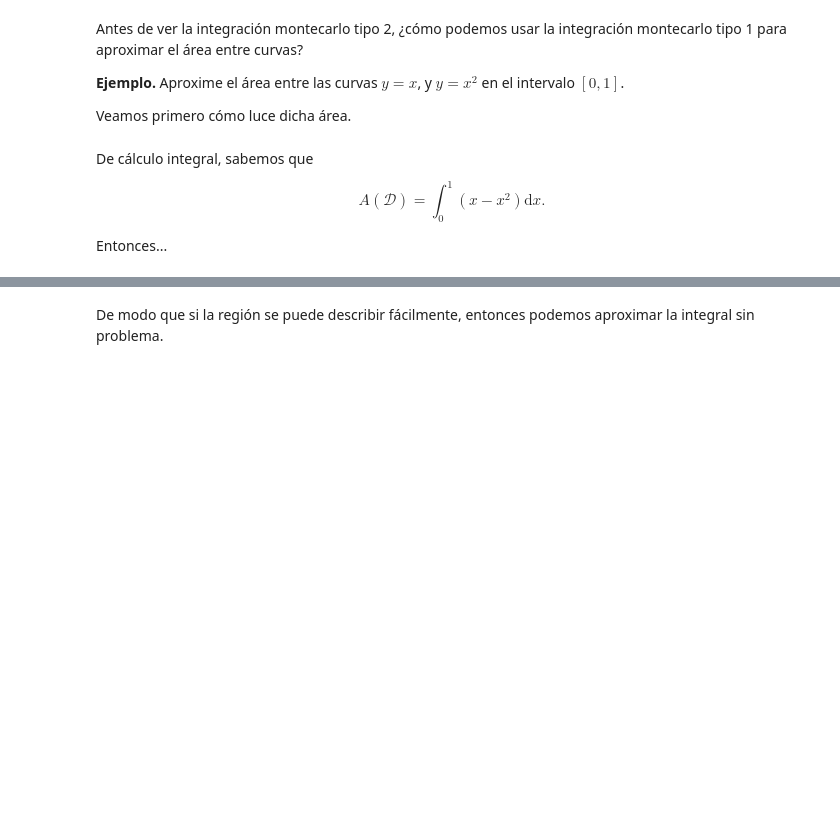
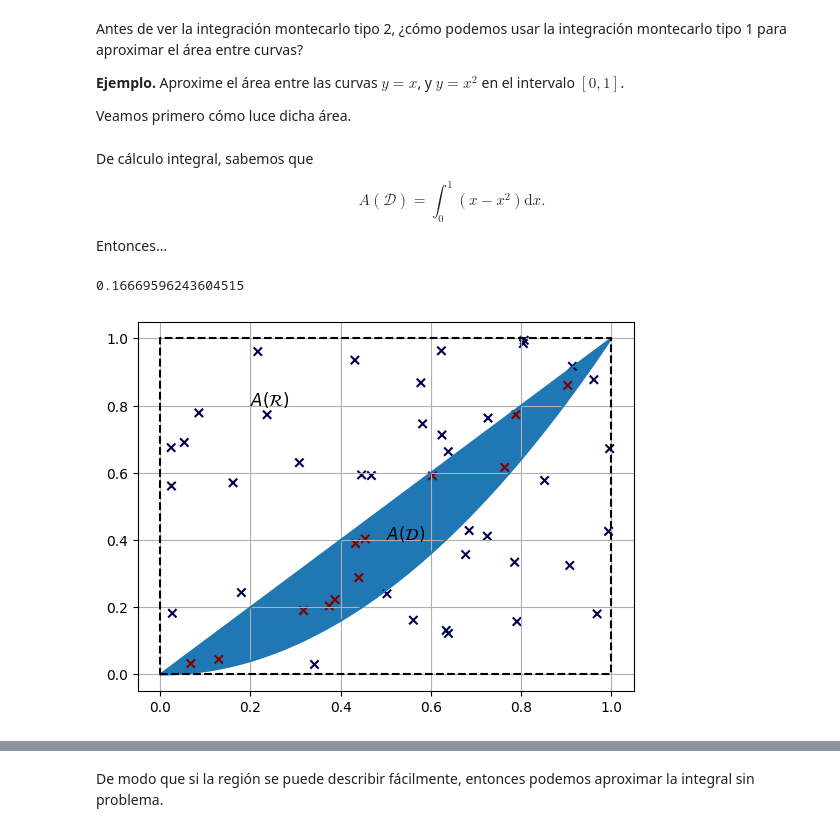
Before and after one commit to ArellanoMCarlos/SimMat_V2024, a Jupyter notebook: Montecarlo/IntegracionMontecarlo.ipynb, the cells around one changed output, grey strips where cells are left out. Drawn from its saved outputs; the diff is of its cells as text; code cells hidden in the pictures; blank space fills up the shorter version.

```diff
--- a/Montecarlo/IntegracionMontecarlo.ipynb
+++ b/Montecarlo/IntegracionMontecarlo.ipynb
@@ -203,3 +238,25 @@ De cálculo integral, sabemos que
 $$A(\mathcal{D})=\int_{0}^{1}(x-x^2)\text{d}x.$$
 
 Entonces...
+# %%
+integracion1(f1,0,1,10**7)
+# %% [output]
+0.16669596243604515
+# %%
+x=np.linspace(0,1,100)
+plt.plot(x,x)
+plt.plot(x,x**2,'C0')
+plt.fill_between(x,x,x**2)
+plt.text(0.5,0.4,'$A(\mathcal{D})$',fontsize=12)
+plt.text(0.2,0.8,'$A(\mathcal{R})$',fontsize=12)
+
+ux=np.random.rand(50)
+uy=np.random.rand(50)
+def region(x,y):
+  return (y<=x)&(y>=x**2)
+plt.scatter(ux,uy,c=region(ux,uy),marker='x',cmap='seismic')
+plt.plot([0,1,1,0,0],[0,0,1,1,0],'--k')
+
+plt.grid()
+# %% [output]
+[figure, added]
```
Also changed, not shown: parts of 14 cells of this notebook.
